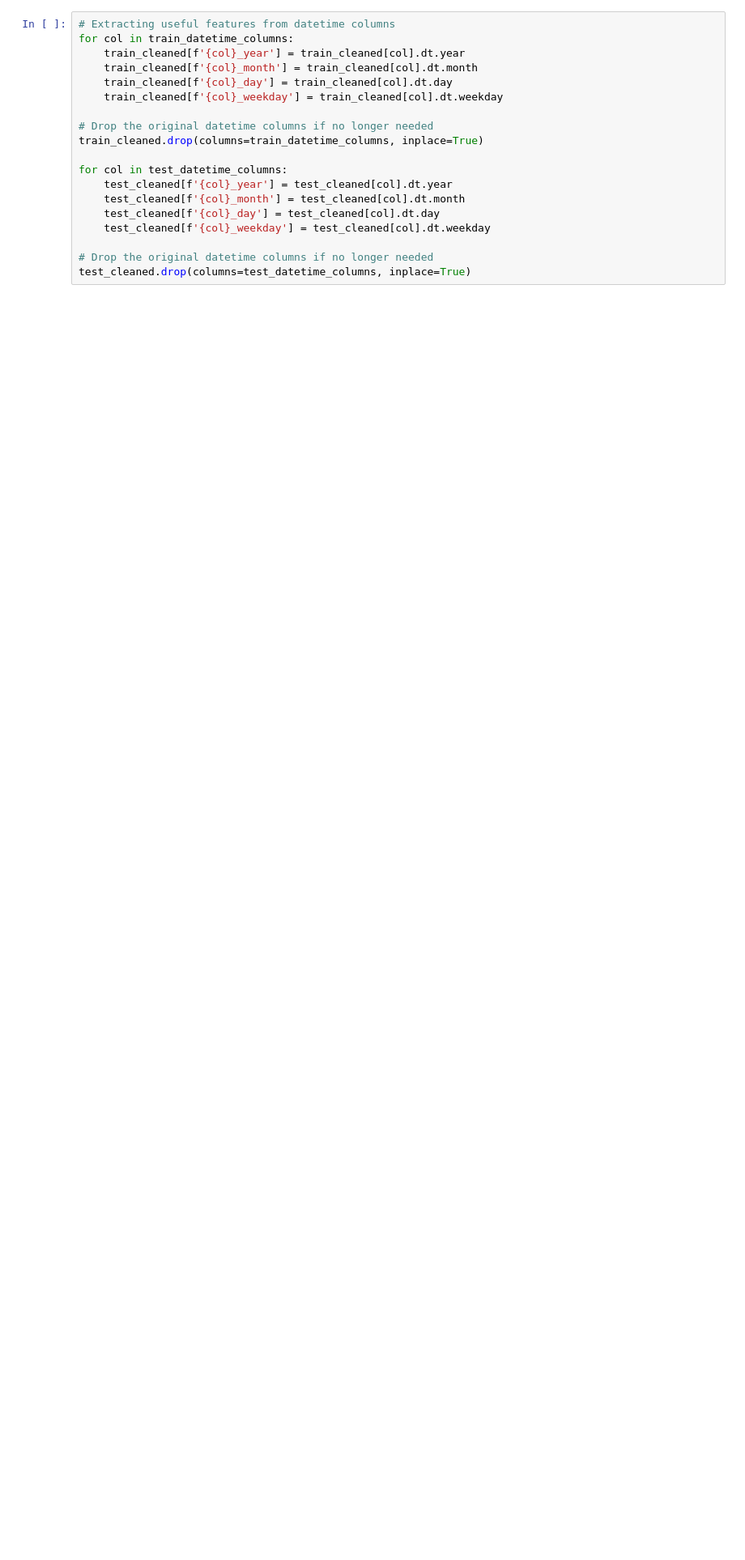
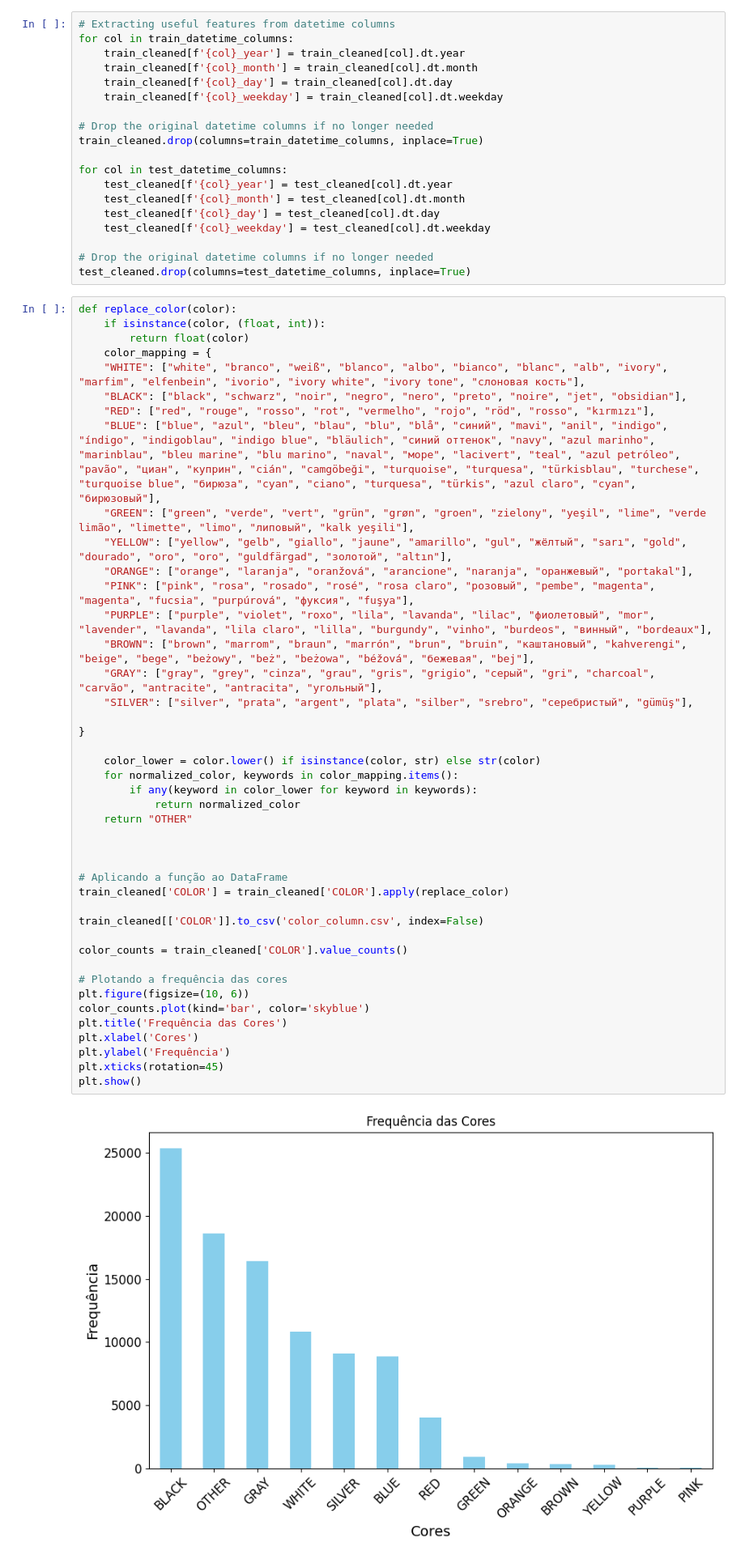
Before and after one commit to JONICK277/ML, a Jupyter notebook: code/preprocessing/projectHSB.ipynb, the cells around one changed output. Shown at 81% size. Cells and saved outputs as stored; diff of their text form; blank space fills up the shorter version.

```diff
--- a/code/preprocessing/projectHSB.ipynb
+++ b/code/preprocessing/projectHSB.ipynb
@@ -288,6 +289,51 @@ for col in test_datetime_columns:
 
 # Drop the original datetime columns if no longer needed
 test_cleaned.drop(columns=test_datetime_columns, inplace=True)
+# %%
+def replace_color(color):
+    if isinstance(color, (float, int)):
+        return float(color)
+    color_mapping = {
+    "WHITE": ["white", "branco", "weiß", "blanco", "albo", "bianco", "blanc", "alb", "ivory", "marfim", "elfenbein", "ivorio", "ivory white", "ivory tone", "слоновая кость"],
+    "BLACK": ["black", "schwarz", "noir", "negro", "nero", "preto", "noire", "jet", "obsidian"],
+    "RED": ["red", "rouge", "rosso", "rot", "vermelho", "rojo", "röd", "rosso", "kırmızı"],
+    "BLUE": ["blue", "azul", "bleu", "blau", "blu", "blå", "синий", "mavi", "anil", "indigo", "índigo", "indigoblau", "indigo blue", "bläulich", "синий оттенок", "navy", "azul marinho", "marinblau", "bleu marine", "blu marino", "naval", "море", "lacivert", "teal", "azul petróleo", "pavão", "циан", "куприн", "cián", "camgöbeği", "turquoise", "turquesa", "türkisblau", "turchese", "turquoise blue", "бирюза", "cyan", "ciano", "turquesa", "türkis", "azul claro", "cyan", "бирюзовый"],
+    "GREEN": ["green", "verde", "vert", "grün", "grøn", "groen", "zielony", "yeşil", "lime", "verde limão", "limette", "limo", "липовый", "kalk yeşili"],
+    "YELLOW": ["yellow", "gelb", "giallo", "jaune", "amarillo", "gul", "жёлтый", "sarı", "gold", "dourado", "oro", "oro", "guldfärgad", "золотой", "altın"],
+    "ORANGE": ["orange", "laranja", "oranžová", "arancione", "naranja", "oранжевый", "portakal"],
+    "PINK": ["pink", "rosa", "rosado", "rosé", "rosa claro", "розовый", "pembe", "magenta", "magenta", "fucsia", "purpúrová", "фуксия", "fuşya"],
+    "PURPLE": ["purple", "violet", "roxo", "lila", "lavanda", "lilac", "фиолетовый", "mor", "lavender", "lavanda", "lila claro", "lilla", "burgundy", "vinho", "burdeos", "винный", "bordeaux"],
+    "BROWN": ["brown", "marrom", "braun", "marrón", "brun", "bruin", "каштановый", "kahverengi", "beige", "bege", "beżowy", "beż", "beżowa", "béžová", "бежевая", "bej"],
+    "GRAY": ["gray", "grey", "cinza", "grau", "gris", "grigio", "серый", "gri", "charcoal", "carvão", "antracite", "antracita", "угольный"],
+    "SILVER": ["silver", "prata", "argent", "plata", "silber", "srebro", "серебристый", "gümüş"],
+
+}
+
+    color_lower = color.lower() if isinstance(color, str) else str(color)
+    for normalized_color, keywords in color_mapping.items():
+        if any(keyword in color_lower for keyword in keywords):
+            return normalized_color
+    return "OTHER"
+
+
+
+# Aplicando a função ao DataFrame
+train_cleaned['COLOR'] = train_cleaned['COLOR'].apply(replace_color)
+
+train_cleaned[['COLOR']].to_csv('color_column.csv', index=False)
+
+color_counts = train_cleaned['COLOR'].value_counts()
+
+# Plotando a frequência das cores
+plt.figure(figsize=(10, 6))
+color_counts.plot(kind='bar', color='skyblue')
+plt.title('Frequência das Cores')
+plt.xlabel('Cores')
+plt.ylabel('Frequência')
+plt.xticks(rotation=45)
+plt.show()
+# %% [output]
+[figure, added]
 # %% [markdown]
 ## Outliers
 # %%
```
Also changed, not shown: parts of 1 cell of this notebook, 1 other file.
